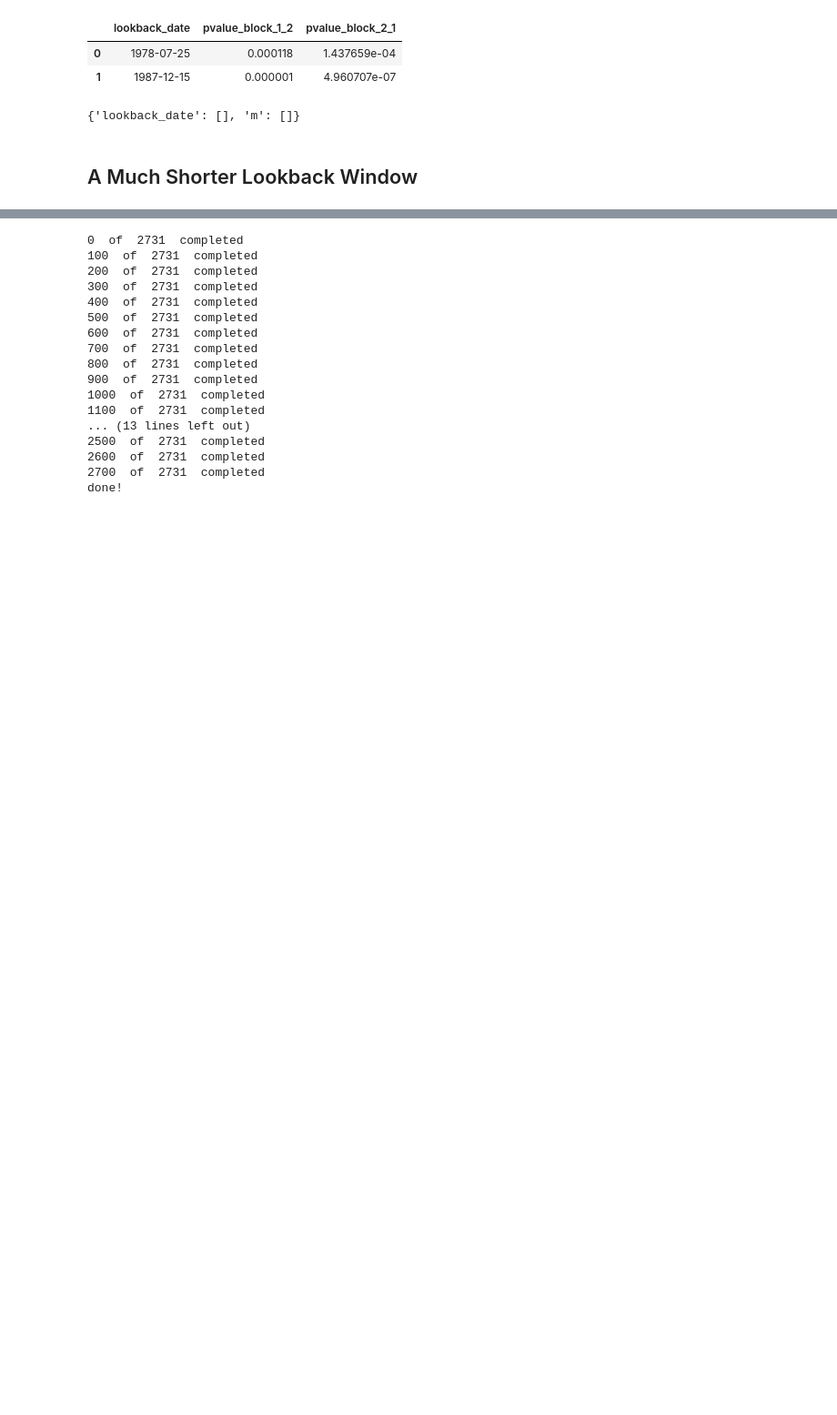
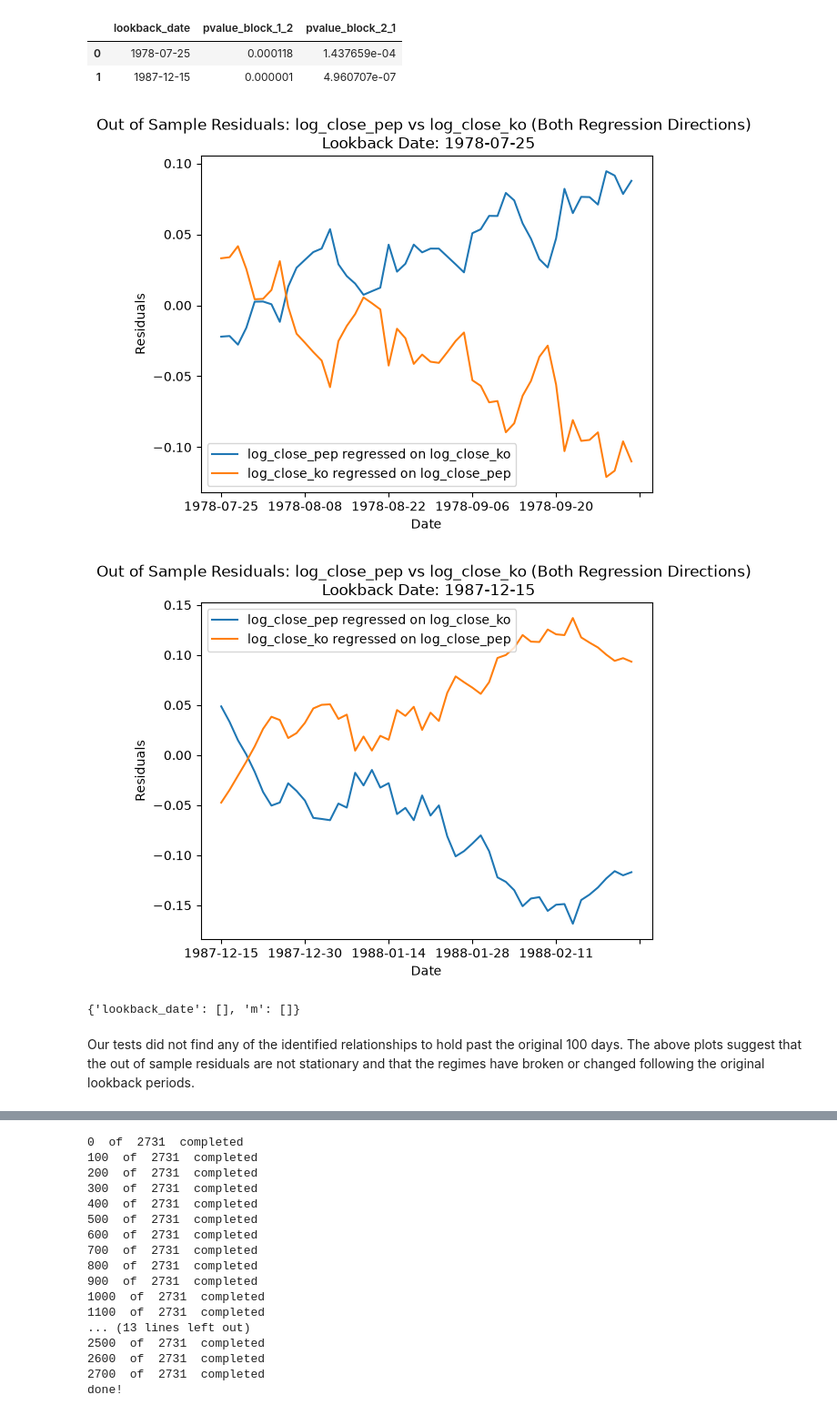
Before and after one commit to BenJonesData/pairs-trading-regime-stability, a Jupyter notebook: notebooks/03_rolling_walkforward.ipynb, the cells around one changed output, grey strips where cells are left out. Shown at 91% size. Drawn from its saved outputs; the diff is of its cells as text; code cells hidden in the pictures; blank space fills up the shorter version.

Commit message:
conclude no evidence for lasting tradable relationships

```diff
--- a/notebooks/03_rolling_walkforward.ipynb
+++ b/notebooks/03_rolling_walkforward.ipynb
@@ -145,7 +145,7 @@ identified_relationships_1
 | 0 | 1978-07-25 | 0.000118 | 1.437659e-04 |
 | 1 | 1987-12-15 | 0.000001 | 4.960707e-07 |
 # %%
-def walkforward_analysis(data, col1, col2, identified_relationships, n_lookback, m_list, alpha, plot_if_sig):
+def walkforward_analysis(data, col1, col2, identified_relationships, n_lookback, m_list, alpha, plot_last_m):
     num_tests = len(identified_relationships) * len(m_list)
     sig_level_adj_wf = alpha / num_tests
 
@@ -162,7 +162,7 @@ def walkforward_analysis(data, col1, col2, identified_relationships, n_lookback,
         model_2_1 = sm.OLS(train[col1], sm.add_constant(train[col2]))
         results_2_1 = model_2_1.fit()
 
-        for m in m_list:
+        for i, m in enumerate(m_list):
             df_wf = data[data.index >= lookback_date].copy().head(m)
 
             df_wf['col2_resid'] = df_wf[col2] - results_1_2.predict(sm.add_constant(df_wf[col1]))
@@ -176,16 +176,22 @@ def walkforward_analysis(data, col1, col2, identified_relationships, n_lookback,
                 persisting_relationships["lookback_date"].append(lookback_date)
                 persisting_relationships["m"].append(m)
 
-                if plot_if_sig:
-                    df_wf['col2_resid'].plot()
-                    df_wf['col1_resid'].plot()
-                    plt.show()
+        if plot_last_m:
+            df_wf['col2_resid'].plot(label=f"{col1} regressed on {col2}")
+            df_wf['col1_resid'].plot(label=f"{col2} regressed on {col1}")
+            plt.xlabel("Date")
+            plt.ylabel("Residuals")
+            plt.legend()
+            plt.title(f"Out of Sample Residuals: {col1} vs {col2} (Both Regression Directions) \n Lookback Date: {lookback_date}")
+            plt.show()
 
 
     return(persisting_relationships)
 # %%
-walkforward_analysis(df_log, 'log_close_pep', 'log_close_ko', identified_relationships_1, n_1, m_list_1, alpha, plot_if_sig=True)
+walkforward_analysis(df_log, 'log_close_pep', 'log_close_ko', identified_relationships_1, n_1, m_list_1, alpha, plot_last_m=True)
 # %% [output]
+[figure, added]
+[figure, added]
 {'lookback_date': [], 'm': []}
-# %% [markdown]
-## A Much Shorter Lookback Window
+# %% [markdown]
+Our tests did not find any of the identified relationships to hold past the original 100 days. The above plots suggest that the out of sample residuals are not stationary and that the regimes have broken or changed following the original lookback periods.
```
Also changed, not shown: parts of 6 cells of this notebook.
